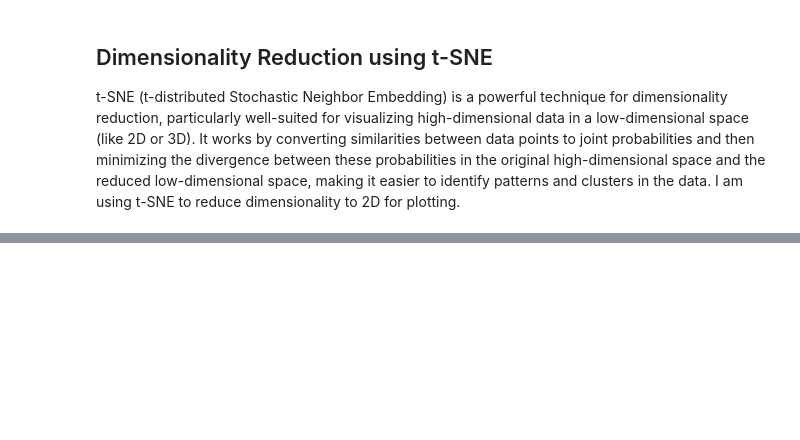
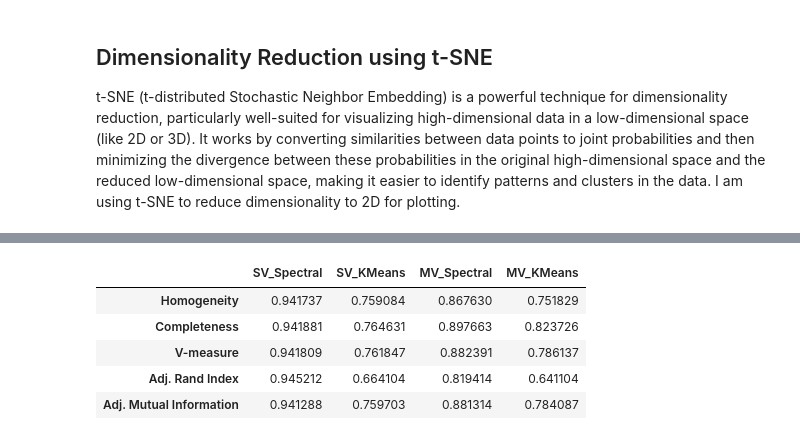
Before and after one commit to Ibrahim-Ola/multi_view_learning, a Jupyter notebook: multi_view_clustering.ipynb, the cells around one changed output, grey strips where cells are left out. Saved outputs shown, nothing was run; the diff lists cells and outputs as text; code cells hidden in the pictures; blank space fills up the shorter version.

Commit message:
added model evaluation

```diff
--- a/multi_view_clustering.ipynb
+++ b/multi_view_clustering.ipynb
@@ -69,0 +80,6 @@ tsne_df.head()
+# %%
+kmeans_pipeline = Pipeline(steps=[
+    ('scaler', StandardScaler()),
+    ('kmeans', KMeans(n_clusters=10, random_state=42))
+])
+kmeans_pipeline.fit(X_sv)
@@ -69,0 +91,6 @@ tsne_df.head()
+# %%
+spectral_pipeline = Pipeline(steps=[
+    ('scaler', StandardScaler()),
+    ('spectral', SpectralClustering(n_clusters=10, random_state=42, affinity='nearest_neighbors'))
+])
+spectral_pipeline.fit(X_sv)
@@ -69,0 +104,7 @@ tsne_df.head()
+# %%
+mv_kmeans_pipeline=Pipeline(steps=[
+    ('scaler', ViewTransformer(StandardScaler())),
+    ('kmeans', MultiviewKMeans(n_clusters=10, random_state=42, max_iter=int(1e5), init='random'))
+
+])
+mv_kmeans_pipeline.fit(X_mv)
@@ -69,0 +118,7 @@ tsne_df.head()
+# %%
+mv_spectral_pipeline=Pipeline(steps=[
+    ('scaler', ViewTransformer(StandardScaler())),
+    ('spectral', MultiviewSpectralClustering(n_clusters=10, random_state=42, affinity='nearest_neighbors'))
+
+])
+mv_spectral_pipeline.fit(X_mv)
@@ -69,0 +178,21 @@ tsne_df.head()
+# %%
+y_kmeans_sv=kmeans_pipeline.named_steps['kmeans'].labels_
+y_spec_sv=spectral_pipeline.named_steps['spectral'].labels_
+y_kmeans_mv=mv_kmeans_pipeline.named_steps['kmeans'].labels_
+y_spec_mv=mv_spectral_pipeline.named_steps['spectral'].labels_
+
+
+yksv=evaluation(y, y_kmeans_sv, 'SV_KMeans')
+yssv=evaluation(y, y_spec_sv, 'SV_Spectral')
+ykmv=evaluation(y, y_kmeans_mv, 'MV_KMeans')
+ysmv=evaluation(y, y_spec_mv, 'MV_Spectral')
+
+per_conc=pd.concat([yssv, yksv, ysmv, ykmv], axis=1)
+per_conc
+# %% [output]
+|  | SV_Spectral | SV_KMeans | MV_Spectral | MV_KMeans |
+| Homogeneity | 0.941737 | 0.759084 | 0.867630 | 0.751829 |
+| Completeness | 0.941881 | 0.764631 | 0.897663 | 0.823726 |
+| V-measure | 0.941809 | 0.761847 | 0.882391 | 0.786137 |
+| Adj. Rand Index | 0.945212 | 0.664104 | 0.819414 | 0.641104 |
+| Adj. Mutual Information | 0.941288 | 0.759703 | 0.881314 | 0.784087 |
```
Also changed, not shown: parts of 17 cells of this notebook.
